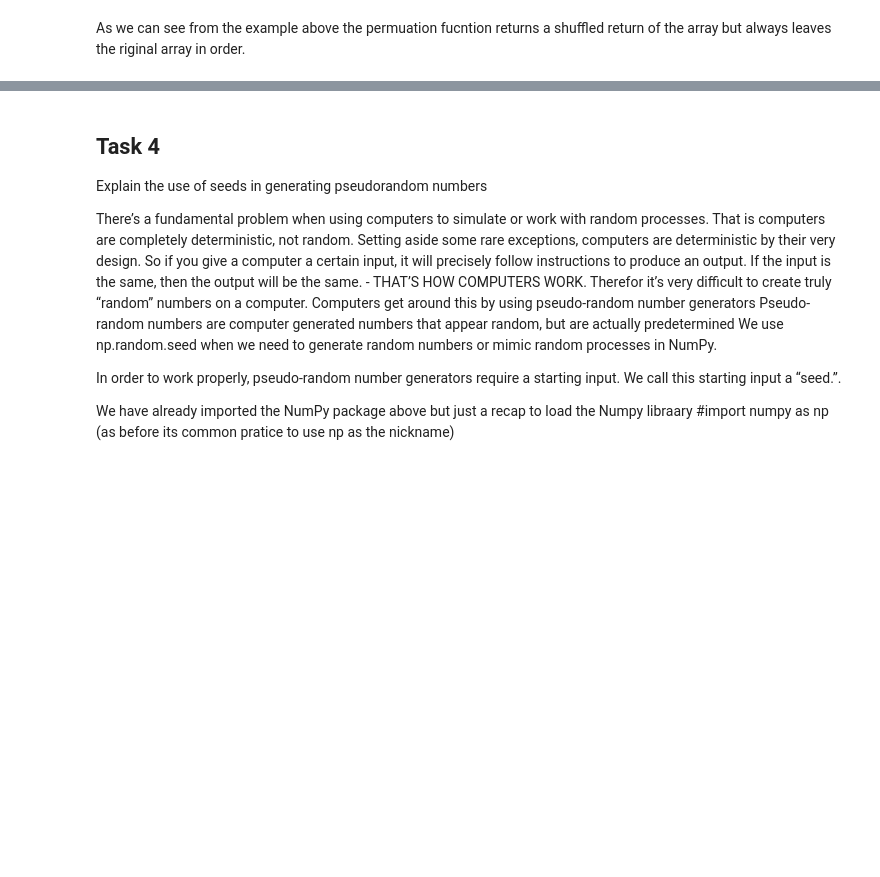
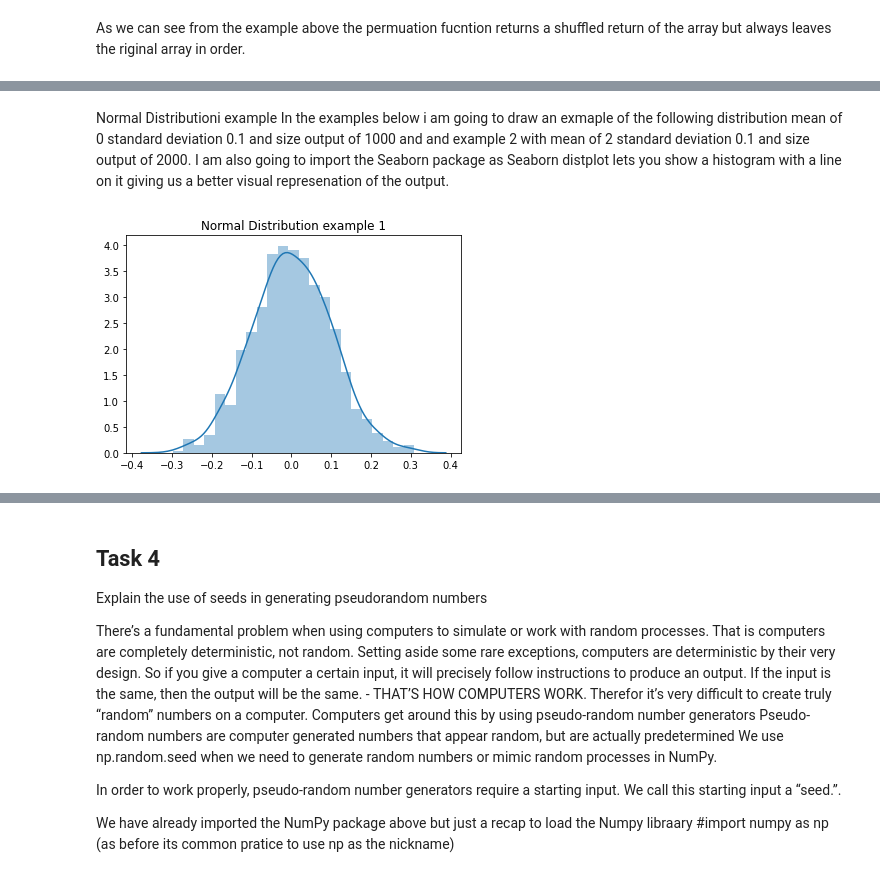
Before and after one commit to brendantipp/sem2_prog_data_analysis_assignment, a Jupyter notebook: explaining.numpy.random.ipynb, the cells around one changed output, grey strips where cells are left out. Cells and saved outputs as stored; diff of their text form; code cells hidden in the pictures; blank space fills up the shorter version.

Commit message:
added code and descriptions for Normal and Binomial Distributions

```diff
--- a/explaining.numpy.random.ipynb
+++ b/explaining.numpy.random.ipynb
@@ -212,0 +214,17 @@ Gamma
+# %% [markdown]
+Normal Distributioni example
+In the examples below i am going to draw an exmaple of the following distribution mean of 0 standard deviation 0.1 and size output of 1000 and and example 2 with mean of 2 standard deviation 0.1 and size output of 2000. I am also going to import the Seaborn package as Seaborn distplot lets you show a histogram with a line on it giving us a better visual represenation of the output.
+# %%
+#import seaborn
+import seaborn as sns
+# define mean and standard deviation
+mu, sigma = 0, 0.1
+#use the normal disbtribution function
+normal = rng.normal(mu,sigma,1000)
+#print (s)
+sns.distplot(normal)
+#plt.hist(normal)
+plt.title("Normal Distribution example 1")
+plt.show()
+# %% [output]
+[figure, added]
```
Also changed, not shown: parts of 26 cells of this notebook.
